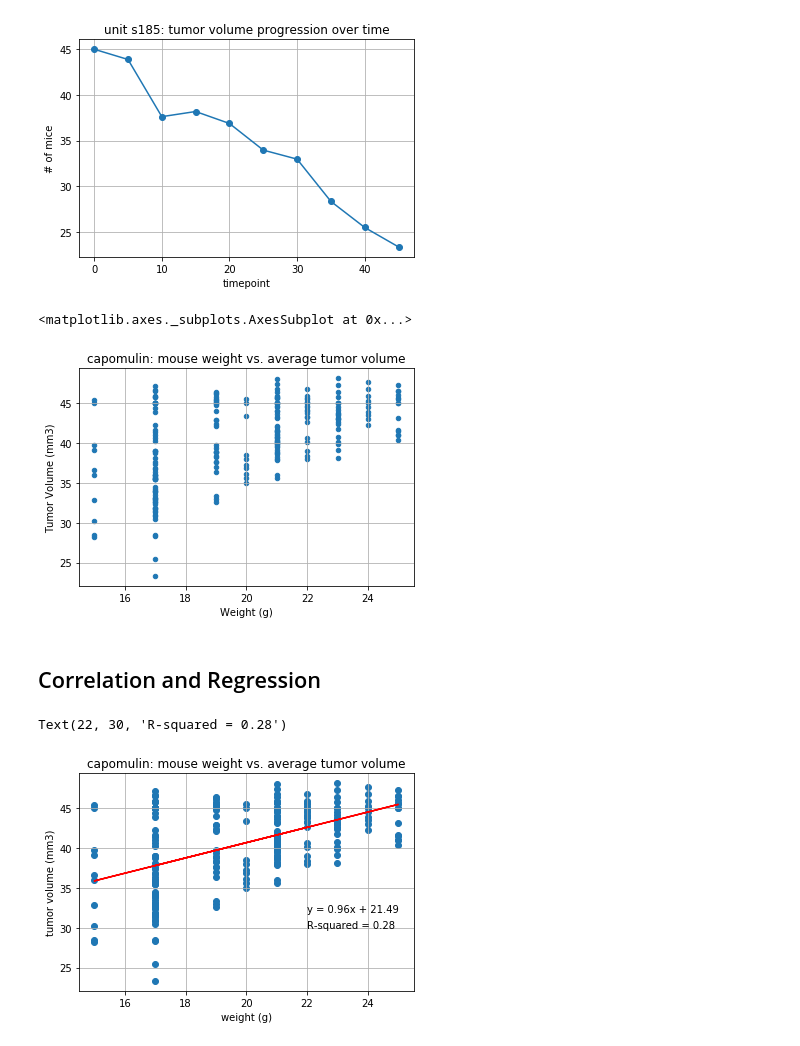
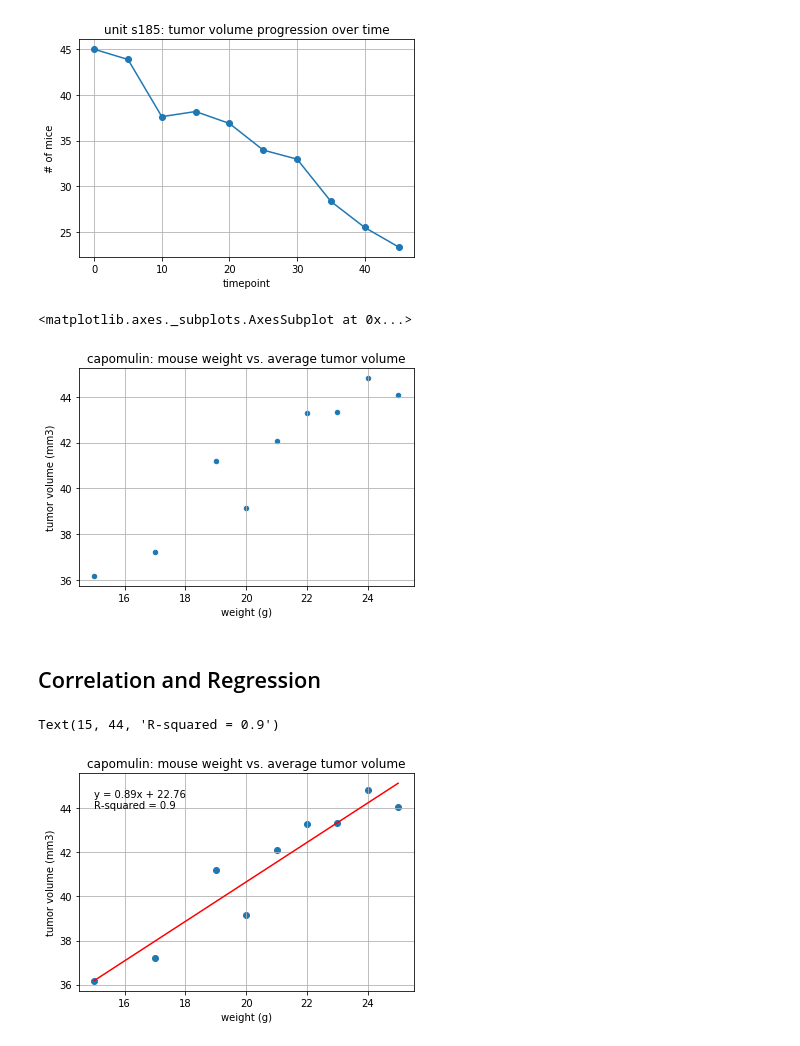
Before and after one commit to mariajdong/5_matplotlib_hw, a Jupyter notebook: pymaceuticals.ipynb, the cells around one changed output. Drawn from its saved outputs; the diff is of its cells as text; code cells hidden in the pictures.

```diff
--- a/pymaceuticals.ipynb
+++ b/pymaceuticals.ipynb
@@ -413,42 +415,48 @@ Text(0, 0.5, '# of mice')
 # %%
 # Generate a scatter plot of mouse weight versus average tumor volume for the Capomulin regimen
 
-#create scatter plot w/ pandas plot
-capomulin_df.plot.scatter (x = 'Weight (g)',
-                           y = 'Tumor Volume (mm3)',
-                           title = 'capomulin: mouse weight vs. average tumor volume',
-                           grid = True)
+#group capomulin dataframe by mouse weight
+cap_wt_groups = capomulin_df.groupby ('Weight (g)')
+
+#calculate average tumor size per weight; create series for weight for later use as well
+cap_tumor = cap_wt_groups['Tumor Volume (mm3)'].mean()
+cap_weight = cap_wt_groups['Weight (g)'].mean()
+
+#create dataframe from above series & plot w/ pandas plot
+cap_scatter_df = pd.DataFrame ({'weight (g)': cap_weight,
+                                'tumor volume (mm3)': cap_tumor})
+
+cap_scatter_df.plot.scatter (x = 'weight (g)',
+                             y = 'tumor volume (mm3)',
+                             title = 'capomulin: mouse weight vs. average tumor volume',
+                             grid = True)
 # %% [output]
 <matplotlib.axes._subplots.AxesSubplot at 0x...>
-[figure, old version]
+[figure, new version]
 # %% [markdown]
 ## Correlation and Regression
 # %%
 # Calculate the correlation coefficient and linear regression model for mouse weight and average tumor volume for the Capomulin regimen
 
-#define x & y variables for correlation/regression calculations
-coreg_x = capomulin_df['Weight (g)']
-coreg_y = capomulin_df['Tumor Volume (mm3)']
-
-#calculate correlation coefficient
-corr = st.pearsonr (coreg_x, coreg_y)
+#calculate correlation coefficient w/ previously defined variables
+corr = st.pearsonr (cap_weight, cap_tumor)
 
 #use st.linregress to calculate regression line attributes
-(slope, intercept, rvalue, pvalue, stderr) = st.linregress (coreg_x, coreg_y)
+(slope, intercept, rvalue, pvalue, stderr) = st.linregress (cap_weight, cap_tumor)
 
 #recreate scatter plot for linear regression, this time w/ matplotlib
-plt.scatter (coreg_x, coreg_y)
+plt.scatter (cap_weight, cap_tumor)
 
 #add title, axis labels, & grid
 plt.title ('capomulin: mouse weight vs. average tumor volume')
 plt.xlabel ('weight (g)')
 plt.ylabel ('tumor volume (mm3)')
 plt.grid ()
 
 #plot regression line in red, display equation & r-squared
-plt.plot (coreg_x, (coreg_x * slope + intercept), "r-")
-plt.annotate (f'y = {round(slope, 2)}x + {round(intercept, 2)}', (22,32))
-plt.annotate (f'R-squared = {round(corr[0]**2, 2)}', (22,30))
+plt.plot (cap_weight, (cap_weight * slope + intercept), "r-")
+plt.annotate (f'y = {round(slope, 2)}x + {round(intercept, 2)}', (15, 44.5)),
+plt.annotate (f'R-squared = {round(corr[0]**2, 2)}', (15, 44))
 # %% [output]
-Text(22, 30, 'R-squared = 0.28')
+Text(15, 44, 'R-squared = 0.9')
-[figure, old version]
+[figure, new version]
```
Also changed, not shown: parts of 8 cells of this notebook.
